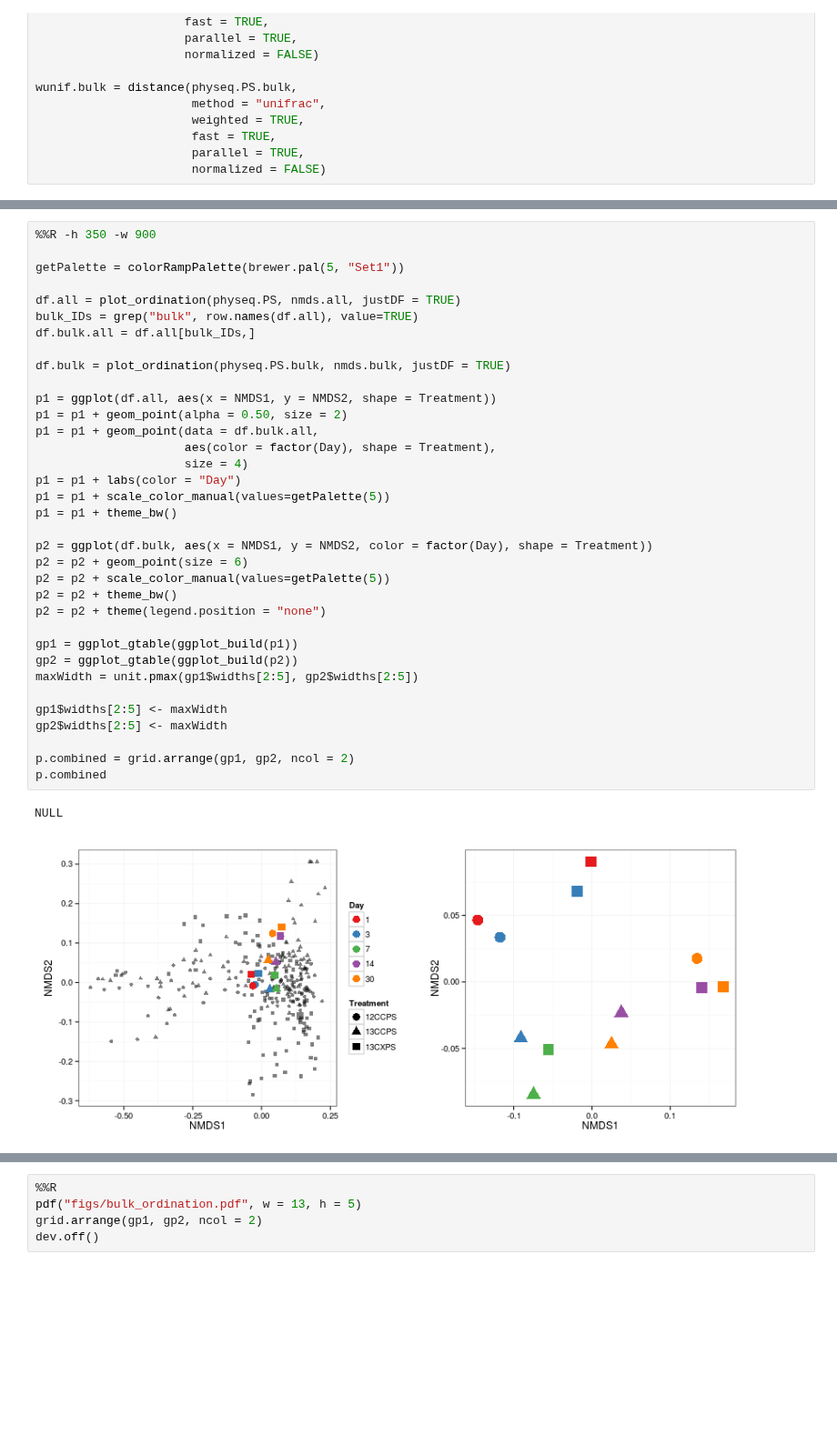
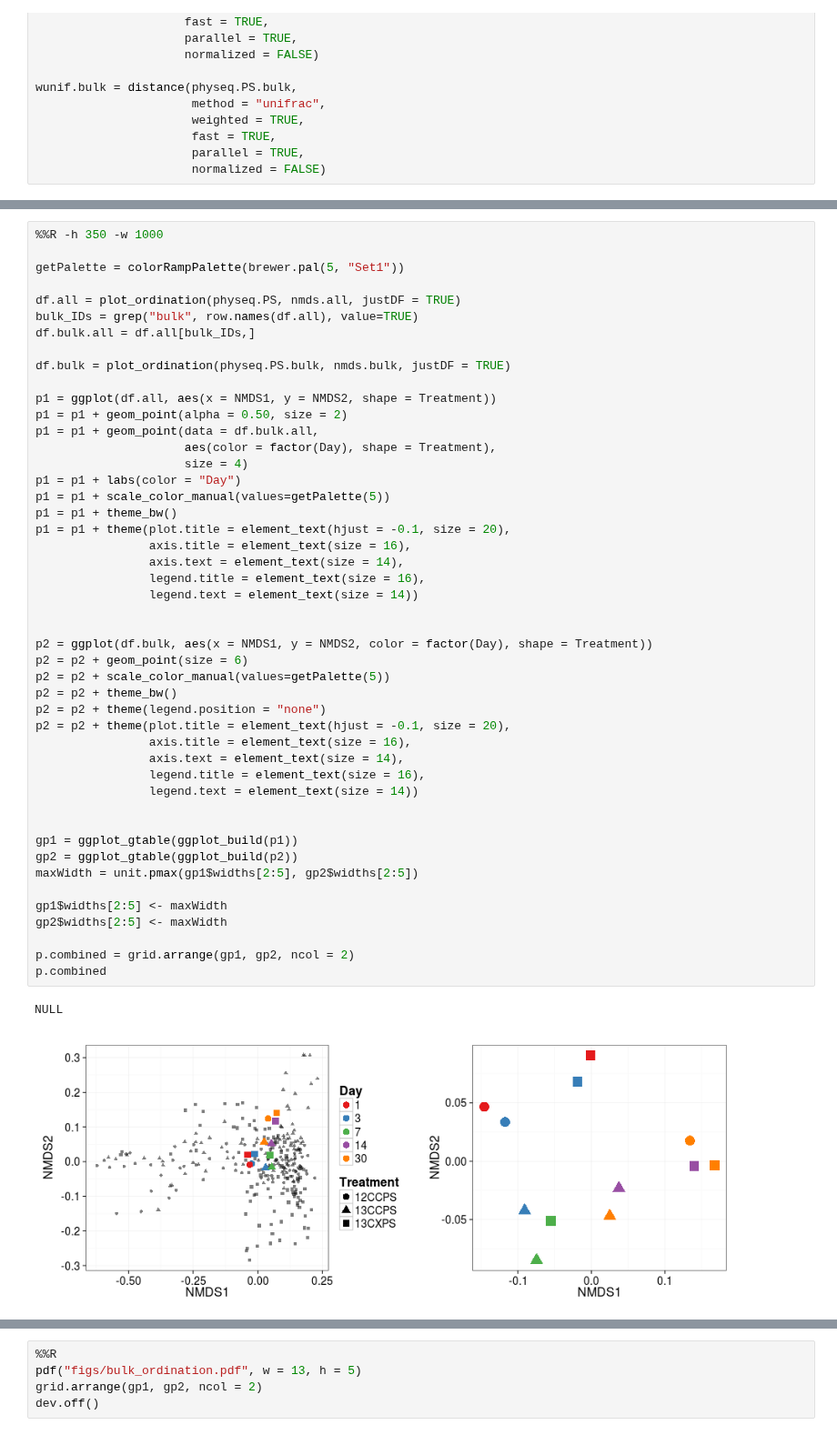
Before and after one commit to chuckpr/CSIP_succession_data_analysis, a Jupyter notebook: figures_and_stats/bulk_ordination.ipynb, the cells around one changed output, grey strips where cells are left out. Shown at 91% size. Cells and saved outputs as stored; diff of their text form; blank space fills up the shorter version.

```diff
--- a/figures_and_stats/bulk_ordination.ipynb
+++ b/figures_and_stats/bulk_ordination.ipynb
@@ -107,5 +103,5 @@ Run 3 stress 0.02613259
 # %%
-%%R -h 350 -w 900
+%%R -h 350 -w 1000
 
 getPalette = colorRampPalette(brewer.pal(5, "Set1"))
 
@@ -114,31 +110,43 @@ bulk_IDs = grep("bulk", row.names(df.all), value=TRUE)
 df.bulk.all = df.all[bulk_IDs,]
 
 df.bulk = plot_ordination(physeq.PS.bulk, nmds.bulk, justDF = TRUE)
 
 p1 = ggplot(df.all, aes(x = NMDS1, y = NMDS2, shape = Treatment))
 p1 = p1 + geom_point(alpha = 0.50, size = 2)
 p1 = p1 + geom_point(data = df.bulk.all,
                      aes(color = factor(Day), shape = Treatment),
                      size = 4)
 p1 = p1 + labs(color = "Day")
 p1 = p1 + scale_color_manual(values=getPalette(5))
 p1 = p1 + theme_bw()
+p1 = p1 + theme(plot.title = element_text(hjust = -0.1, size = 20),
+                axis.title = element_text(size = 16),
+                axis.text = element_text(size = 14),
+                legend.title = element_text(size = 16),
+                legend.text = element_text(size = 14))
+
 
 p2 = ggplot(df.bulk, aes(x = NMDS1, y = NMDS2, color = factor(Day), shape = Treatment))
 p2 = p2 + geom_point(size = 6)
 p2 = p2 + scale_color_manual(values=getPalette(5))
 p2 = p2 + theme_bw()
 p2 = p2 + theme(legend.position = "none")
+p2 = p2 + theme(plot.title = element_text(hjust = -0.1, size = 20),
+                axis.title = element_text(size = 16),
+                axis.text = element_text(size = 14),
+                legend.title = element_text(size = 16),
+                legend.text = element_text(size = 14))
+
 
 gp1 = ggplot_gtable(ggplot_build(p1))
 gp2 = ggplot_gtable(ggplot_build(p2))
 maxWidth = unit.pmax(gp1$widths[2:5], gp2$widths[2:5])
 
 gp1$widths[2:5] <- maxWidth
 gp2$widths[2:5] <- maxWidth
 
 p.combined = grid.arrange(gp1, gp2, ncol = 2)
 p.combined
 # %% [output]
 NULL
-[figure, old version]
+[figure, new version]
```
Also changed, not shown: parts of 9 cells of this notebook.
